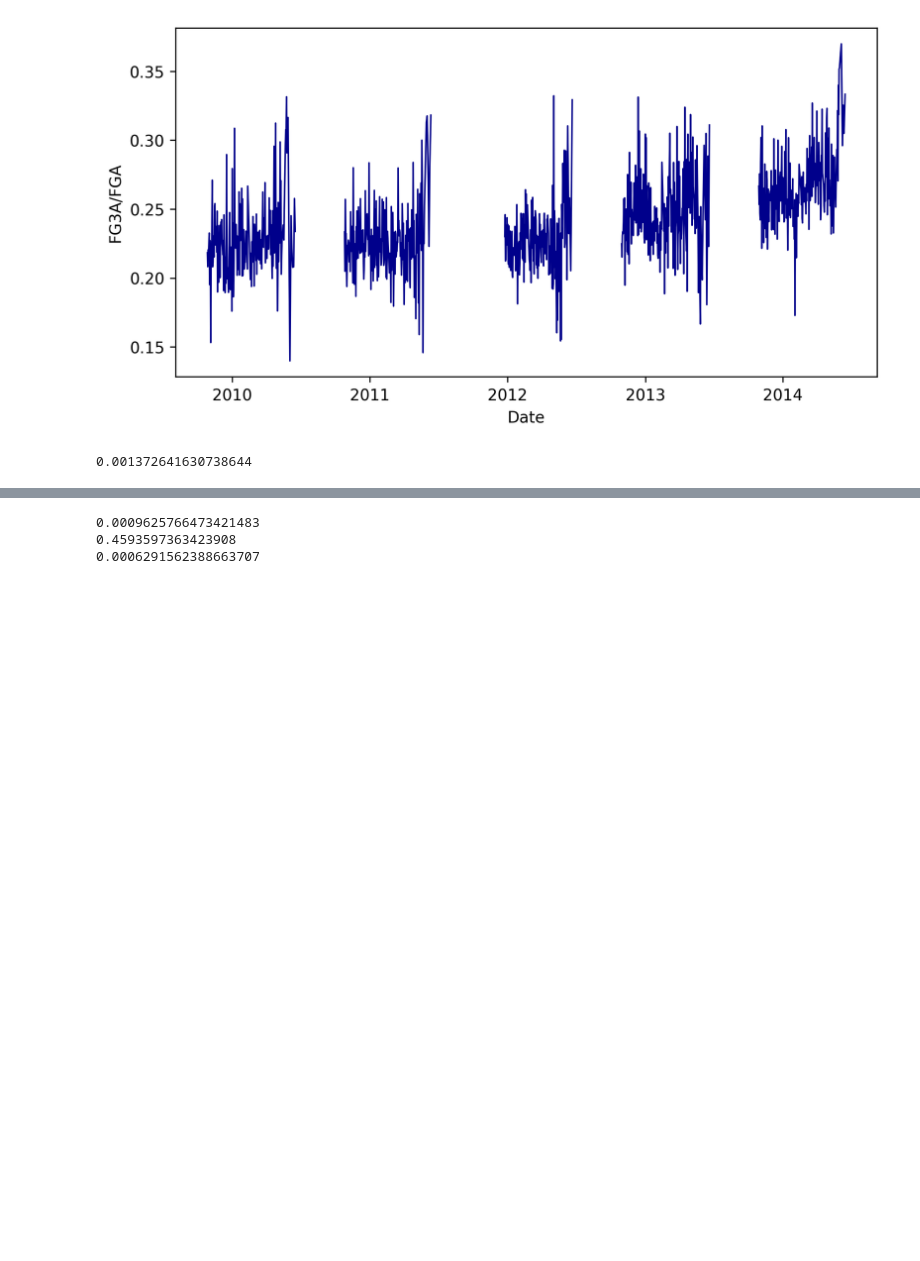
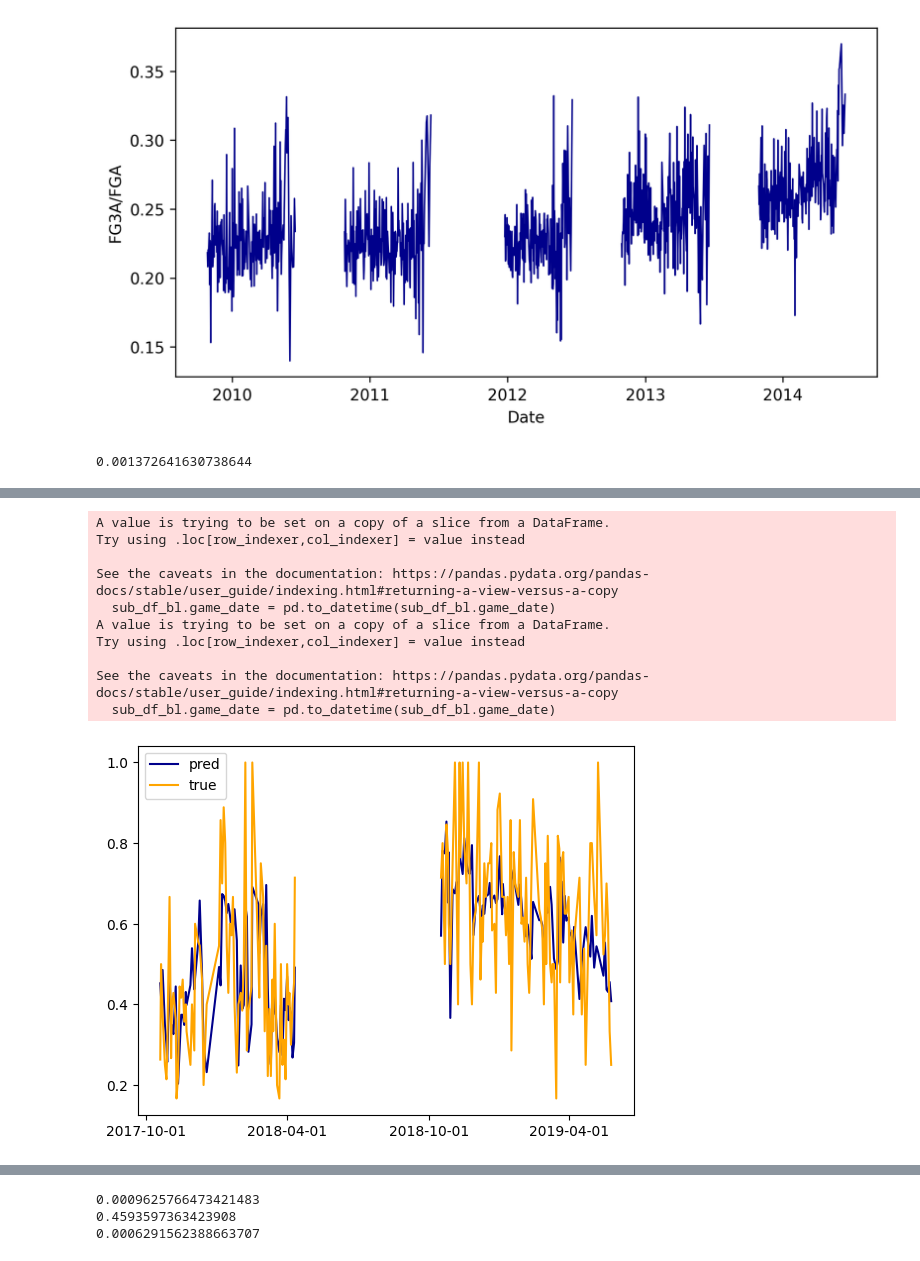
Before and after one commit to ethan-allavarpu/nba-box-score-modeling, a Jupyter notebook: eval-posthoc.ipynb, the cells around one changed output, grey strips where cells are left out. Drawn from its saved outputs; the diff is of its cells as text; code cells hidden in the pictures; blank space fills up the shorter version.

```diff
--- a/eval-posthoc.ipynb
+++ b/eval-posthoc.ipynb
@@ -36,0 +81,26 @@ weighted_mse(df.league_avg_fg3a_fga, df.league_avg_fg3a_fga.mean(), df_cnn.fga)
+# %%
+for i, season in enumerate(sorted(h_df_bl.season.unique())):
+    sub_df_bl = h_df_bl[h_df_bl.season == season]
+    sub_df_bl.game_date = pd.to_datetime(sub_df_bl.game_date)
+    if i == 0:
+        plt.plot(sub_df_bl.game_date, sub_df_bl.player_predictions, color="darkblue", label="pred")
+        plt.plot(sub_df_bl.game_date, sub_df_bl.fg3a_fga, color="orange", label="true")
+    else:
+        plt.plot(sub_df_bl.game_date, sub_df_bl.player_predictions, color="darkblue")
+        plt.plot(sub_df_bl.game_date, sub_df_bl.fg3a_fga, color="orange")
+
+plt.xticks(["2017-10-01", "2018-04-01", "2018-10-01", "2019-04-01"])
+plt.legend()
+plt.show()
+# %% [output]
+A value is trying to be set on a copy of a slice from a DataFrame.
+Try using .loc[row_indexer,col_indexer] = value instead
+
+See the caveats in the documentation: https://pandas.pydata.org/pandas-docs/stable/user_guide/indexing.html#returning-a-view-versus-a-copy
+  sub_df_bl.game_date = pd.to_datetime(sub_df_bl.game_date)
+A value is trying to be set on a copy of a slice from a DataFrame.
+Try using .loc[row_indexer,col_indexer] = value instead
+
+See the caveats in the documentation: https://pandas.pydata.org/pandas-docs/stable/user_guide/indexing.html#returning-a-view-versus-a-copy
+  sub_df_bl.game_date = pd.to_datetime(sub_df_bl.game_date)
+[figure, added]
```
Also changed, not shown: parts of 13 cells of this notebook, 15 other files.
